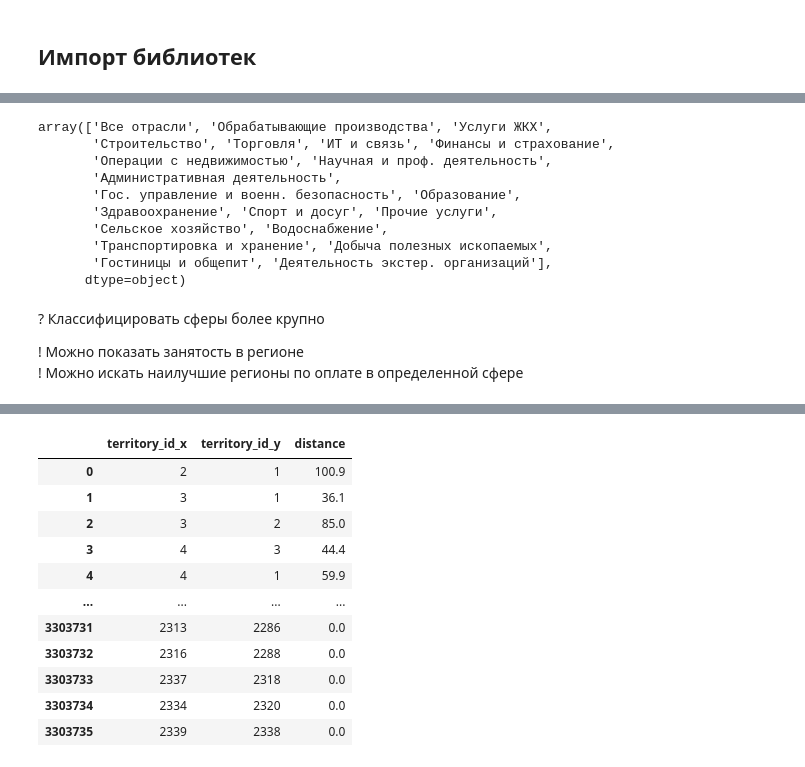
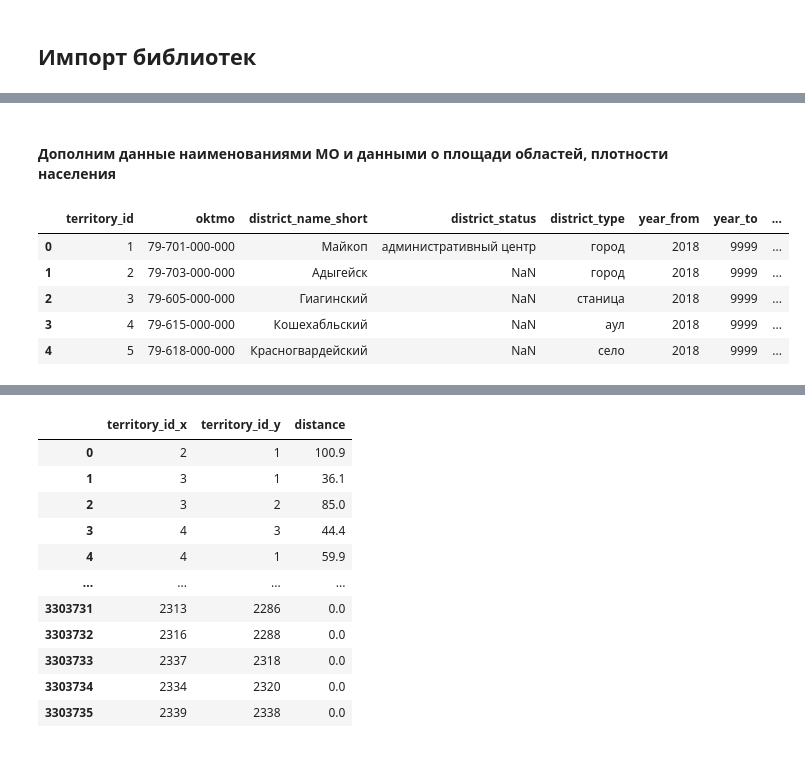
Before and after one commit to sn0wy-owl/SberIndex, a Jupyter notebook: EDA.ipynb, the cells around one changed output, grey strips where cells are left out. Cells and saved outputs as stored; diff of their text form; code cells hidden in the pictures.

```diff
--- a/EDA.ipynb
+++ b/EDA.ipynb
@@ -87,18 +2,0 @@ salary
-# %%
-salary['okved_name'].unique()
-# %% [output]
-array(['Все отрасли', 'Обрабатывающие производства', 'Услуги ЖКХ',
-       'Строительство', 'Торговля', 'ИТ и связь', 'Финансы и страхование',
-       'Операции с недвижимостью', 'Научная и проф. деятельность',
-       'Административная деятельность',
-       'Гос. управление и военн. безопасность', 'Образование',
-       'Здравоохранение', 'Спорт и досуг', 'Прочие услуги',
-       'Сельское хозяйство', 'Водоснабжение',
-       'Транспортировка и хранение', 'Добыча полезных ископаемых',
-       'Гостиницы и общепит', 'Деятельность экстер. организаций'],
-      dtype=object)
-# %% [markdown]
-? Классифицировать сферы более крупно
-
-! Можно показать занятость в регионе
-! Можно искать наилучшие регионы по оплате в определенной сфере
@@ -104,0 +9,13 @@ array(['Все отрасли', 'Обрабатывающие производс
+# %% [markdown]
+#### Дополним данные наименованиями МО и данными о площади областей, плотности населения
+# %%
+# district_name
+district_name = pd.read_excel('data/clear/district_name.xlsx')
+district_name.head()
+# %% [output]
+|  | territory_id | oktmo | district_name_short | district_status | district_type | year_from | year_to | ... |
+| 0 | 1 | 79-701-000-000 | Майкоп | административный центр | город | 2018 | 9999 | ... |
+| 1 | 2 | 79-703-000-000 | Адыгейск | NaN | город | 2018 | 9999 | ... |
+| 2 | 3 | 79-605-000-000 | Гиагинский | NaN | станица | 2018 | 9999 | ... |
+| 3 | 4 | 79-615-000-000 | Кошехабльский | NaN | аул | 2018 | 9999 | ... |
+| 4 | 5 | 79-618-000-000 | Красногвардейский | NaN | село | 2018 | 9999 | ... |
```
Also changed, not shown: parts of 58 cells of this notebook, 13 other files.
